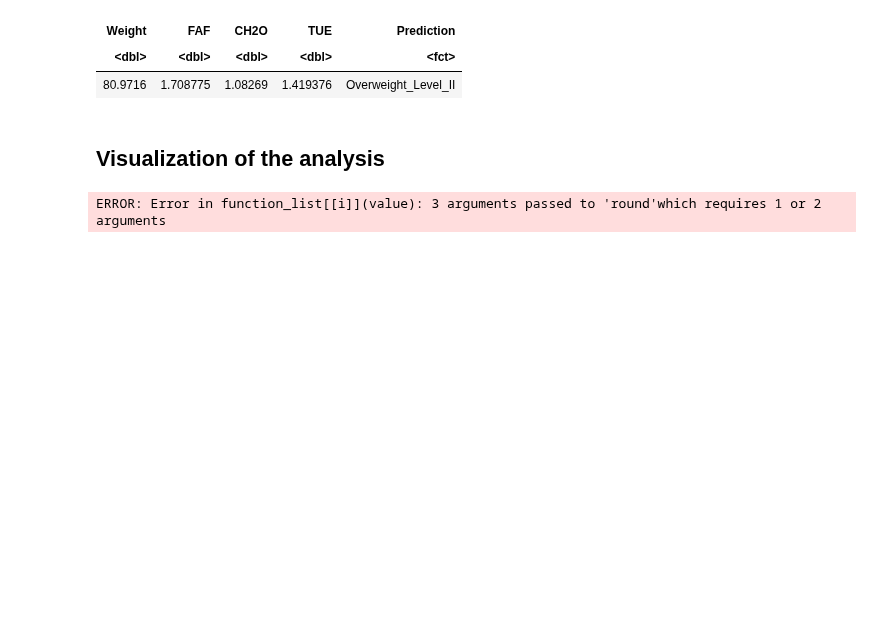
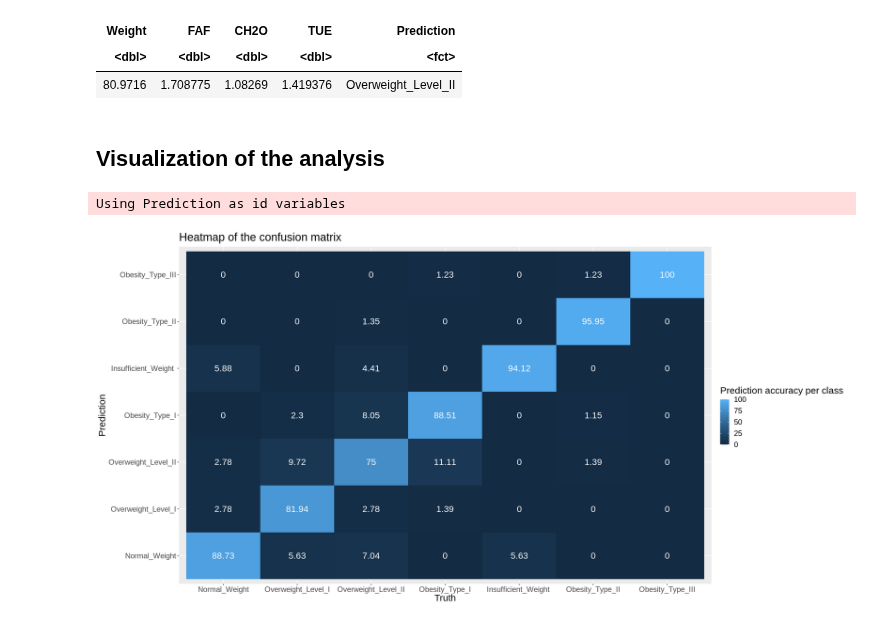
Before and after one commit to Julian-UBC/dsci_100_group_project, a Jupyter notebook: obesity_prediction.ipynb, the cells around one changed output. Saved outputs shown, nothing was run; the diff lists cells and outputs as text; code cells hidden in the pictures; blank space fills up the shorter version.

Commit message:
Reran the code to remove the error at the end

```diff
--- a/obesity_prediction.ipynb
+++ b/obesity_prediction.ipynb
@@ -218,28 +218,30 @@ A tibble: 1 × 5
 # %%
 options(repr.plot.width = 20, repr.plot.length = 20)
 names <- c("Normal_Weight", "Overweight_Level_I", "Overweight_Level_II", "Obesity_Type_I", "Insufficient_Weight ","Obesity_Type_II", "Obesity_Type_III")
 
-matrix_df <- matrix(unlist(obesity_conf_mat), ncol = 7, nrow = 7) %>%
-            round((matrix/colSums(matrix))*100,2) %>%
-            as.data.frame()
+matrix <- matrix(unlist(obesity_conf_mat), ncol = 7, nrow = 7)
+
+matrix_df <- round((matrix/colSums(matrix))*100,2) %>%
+                        as.data.frame()
 
 colnames(matrix_df)  <- names
 
 matrix_df_2 <-  matrix_df %>%
                 mutate(Prediction = names) %>%
                 relocate(Prediction, .before = Normal_Weight) %>%
                 melt()
 
 
 matrix_df_2$Prediction <- factor(matrix_df_2$Prediction,levels=names)
 matrix_df_2$variable <- factor(matrix_df_2$variable, levels=names)
 
 matrix_heatmap <- ggplot(matrix_df_2, aes(x = variable, y = Prediction, fill = value)) +
                     geom_tile() +
                     geom_text(aes(label = value), color = "white", size = 6) +
                     labs(x = "Truth", y = "Prediction", fill = "Prediction accuracy per class", title = "Heatmap of the confusion matrix") +
                     theme(text = element_text(size = 18))
 
 matrix_heatmap
 # %% [output]
-ERROR: Error in function_list[[i]](value): 3 arguments passed to 'round'which requires 1 or 2 arguments
+Using Prediction as id variables
+[figure, added]
```
